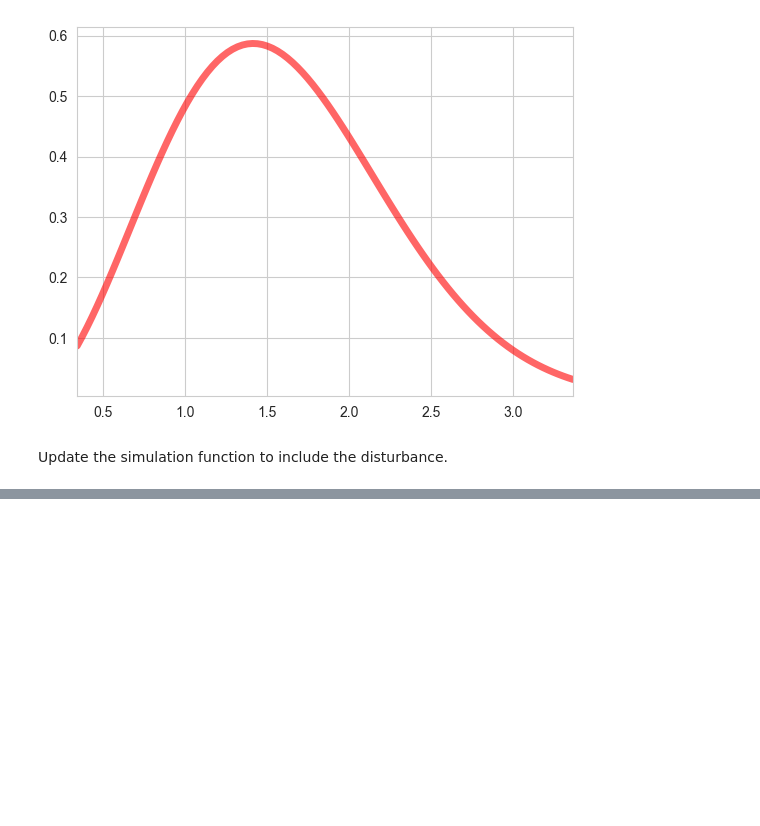
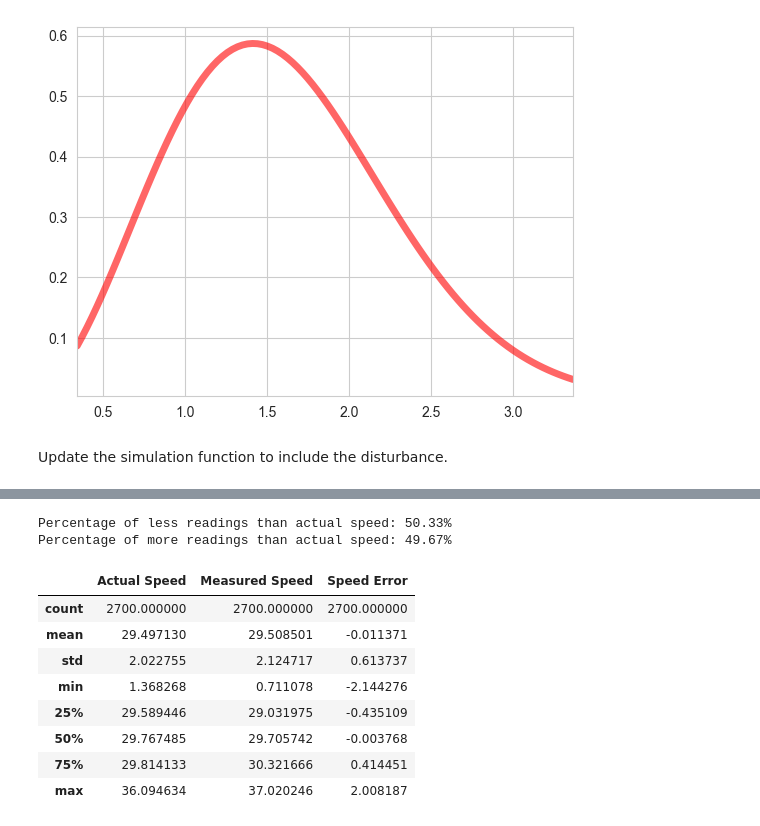
Before and after one commit to tomasanchez/acc-ct, a Jupyter notebook: notebooks/acc.ipynb, the cells around one changed output, grey strips where cells are left out. Drawn from its saved outputs; the diff is of its cells as text; code cells hidden in the pictures; blank space fills up the shorter version.

```diff
--- a/notebooks/acc.ipynb
+++ b/notebooks/acc.ipynb
@@ -572,0 +621,25 @@ pd.DataFrame(data)
+# %%
+print(
+    f"Percentage of less readings than actual speed: {len([e for e in speed_errors if e < 0]) / len(speed_errors) * 100:.2f}%")
+print(
+    f"Percentage of more readings than actual speed: {len([e for e in speed_errors if e > 0]) / len(speed_errors) * 100:.2f}%")
+# %% [output]
+Percentage of less readings than actual speed: 50.33%
+Percentage of more readings than actual speed: 49.67%
+# %%
+df_speedometer = pd.DataFrame({
+    "Actual Speed": p_simulation.speeds,
+    "Measured Speed": sample_measured_speeds,
+    "Speed Error": speed_errors
+})
+df_speedometer.describe()
+# %% [output]
+|  | Actual Speed | Measured Speed | Speed Error |
+| count | 2700.000000 | 2700.000000 | 2700.000000 |
+| mean | 29.497130 | 29.508501 | -0.011371 |
+| std | 2.022755 | 2.124717 | 0.613737 |
+| min | 1.368268 | 0.711078 | -2.144276 |
+| 25% | 29.589446 | 29.031975 | -0.435109 |
+| 50% | 29.767485 | 29.705742 | -0.003768 |
+| 75% | 29.814133 | 30.321666 | 0.414451 |
+| max | 36.094634 | 37.020246 | 2.008187 |
```
Also changed, not shown: parts of 12 cells of this notebook.
